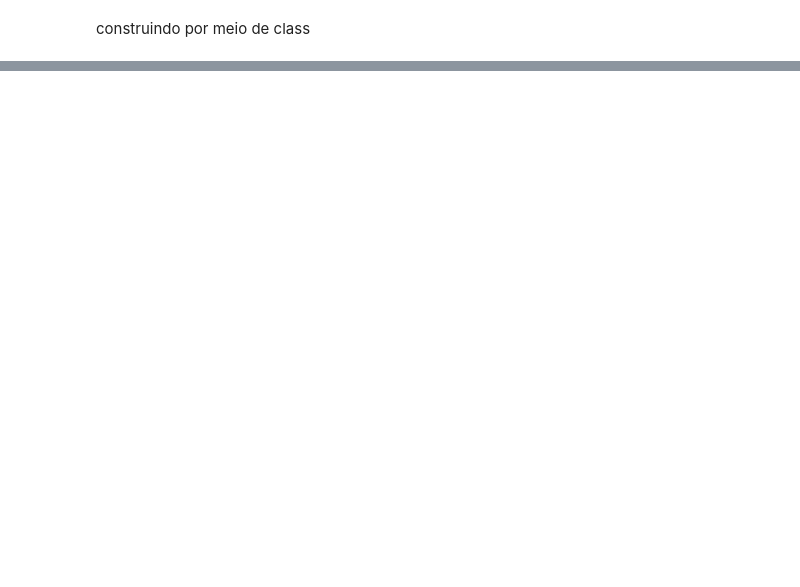
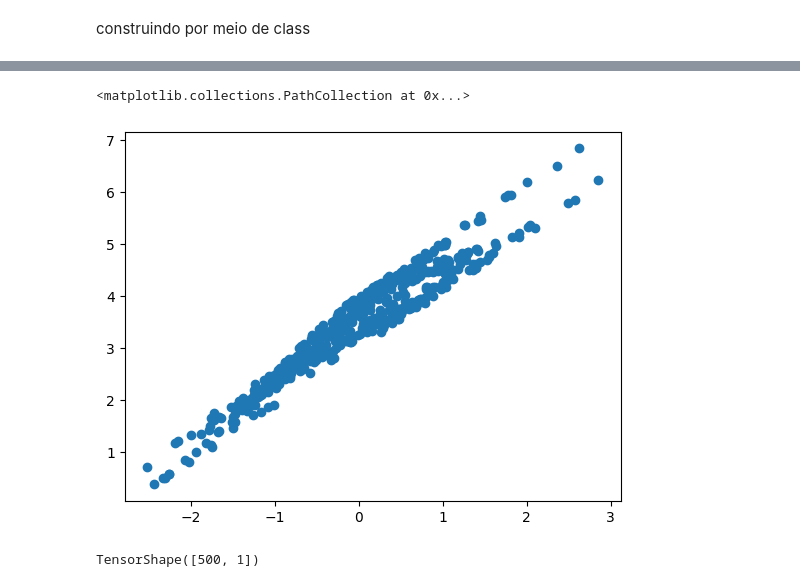
Before and after one commit to kaladabrio2020/livro-aprendizado-de-maquina-sklearn-keras-tf, a Jupyter notebook: Parte II-Redes Neurais e Aprendizado Profundo/Capítulo 12-Modelo Customizados e treinamento com .../Customizando modelos.ipynb, the cells around one changed output, grey strips where cells are left out. Saved outputs shown, nothing was run; the diff lists cells and outputs as text; code cells hidden in the pictures; blank space fills up the shorter version.

```diff
--- a/Parte II-Redes Neurais e Aprendizado Profundo/Capítulo 12-Modelo Customizados e treinamento com .../Customizando modelos.ipynb
+++ b/Parte II-Redes Neurais e Aprendizado Profundo/Capítulo 12-Modelo Customizados e treinamento com .../Customizando modelos.ipynb
@@ -200,0 +351,8 @@ Epoch 20/20
+# %%
+x = tf.random.normal((500,1)  ,seed=10)
+y = 0.1*x + x + 2 + tf.random.uniform((500,1), minval=1, maxval=2,seed=10)
+# %%
+plt.scatter(x,y)
+# %% [output]
+<matplotlib.collections.PathCollection at 0x...>
+[figure, added]
@@ -200,0 +376,4 @@ Epoch 20/20
+# %%
+x.shape
+# %% [output]
+TensorShape([500, 1])
```
Also changed, not shown: parts of 31 cells of this notebook, 4 other files.
